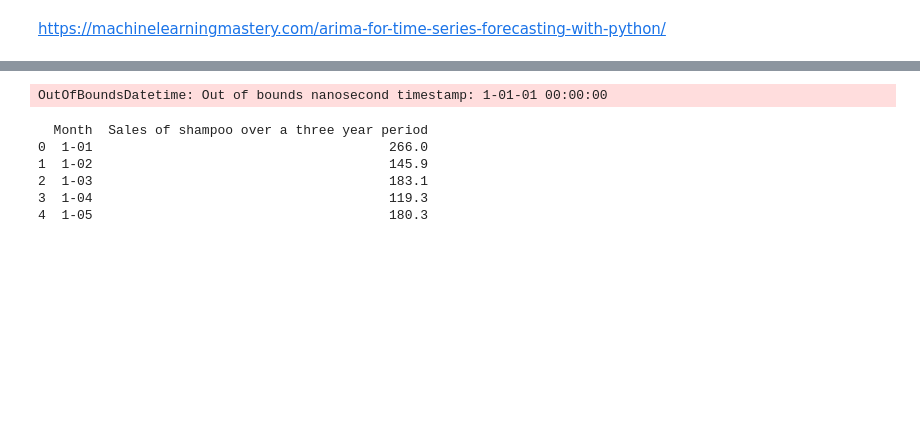
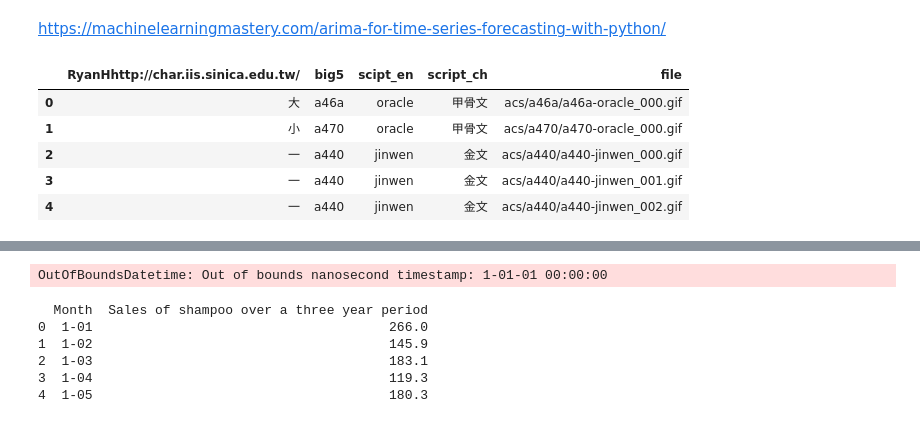
Before and after one commit to kimrharper/thinkful, a Jupyter notebook: capstone/demo-timeseries.ipynb, the cells around one changed output, grey strips where cells are left out. Cells and saved outputs as stored; diff of their text form; code cells hidden in the pictures; blank space fills up the shorter version.

```diff
--- a/capstone/demo-timeseries.ipynb
+++ b/capstone/demo-timeseries.ipynb
@@ -10,3 +10,14 @@ def parser(x):
     return datetime.strptime('190'+x, '%Y-%m')
 
 series = read_csv('../data/sales/shampoo.csv')
+# %%
+r = pd.read_csv('tcc.csv')
+# %%
+r.head()
+# %% [output]
+|  | RyanHhttp://char.iis.sinica.edu.tw/ | big5 | scipt_en | script_ch | file |
+| 0 | 大 | a46a | oracle | 甲骨文 | acs/a46a/a46a-oracle_000.gif |
+| 1 | 小 | a470 | oracle | 甲骨文 | acs/a470/a470-oracle_000.gif |
+| 2 | 一 | a440 | jinwen | 金文 | acs/a440/a440-jinwen_000.gif |
+| 3 | 一 | a440 | jinwen | 金文 | acs/a440/a440-jinwen_001.gif |
+| 4 | 一 | a440 | jinwen | 金文 | acs/a440/a440-jinwen_002.gif |
```
Also changed, not shown: parts of 9 cells of this notebook.
